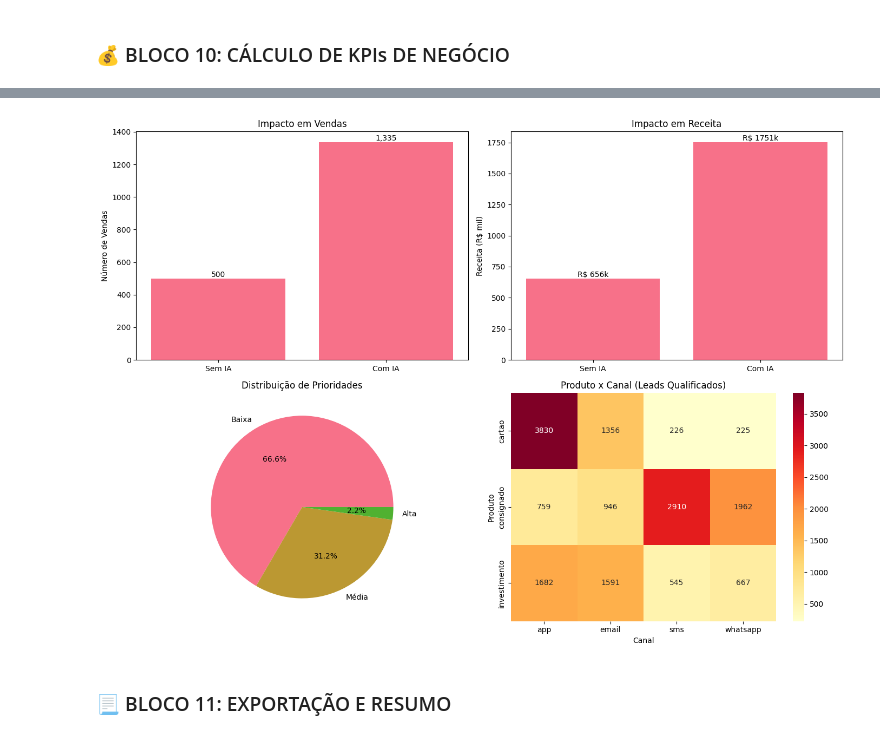
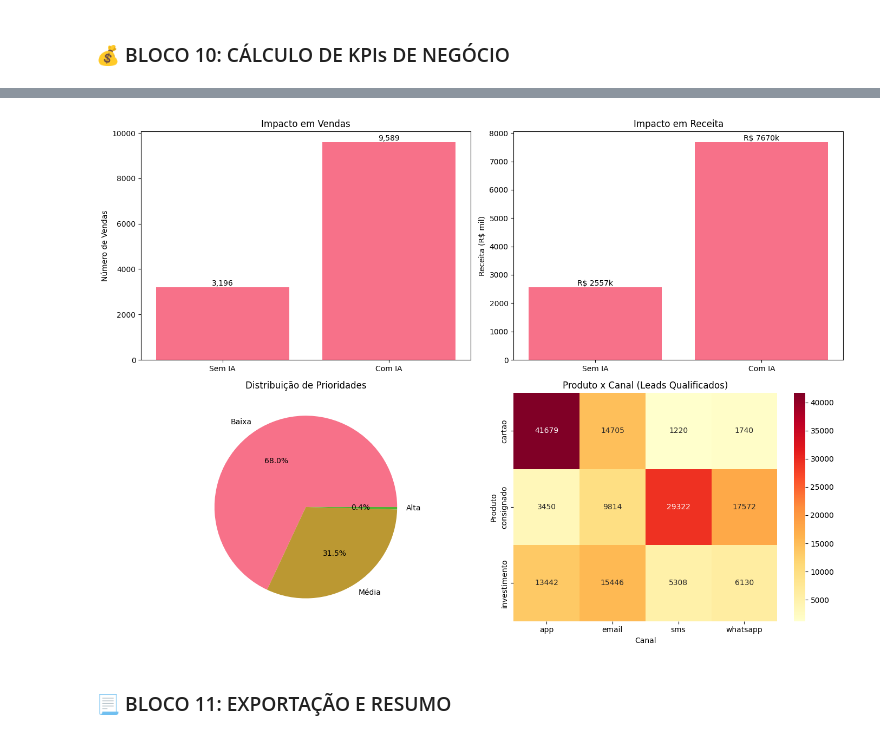
Before and after one commit to andrecini/SmartReach, a Jupyter notebook: Bmg.SmartReach.Mvp.ipynb, the cells around one changed output, grey strips where cells are left out. Drawn from its saved outputs; the diff is of its cells as text; code cells hidden in the pictures.

Commit message:
Melhorias gerais e teste com 500k de clientes

```diff
--- a/Bmg.SmartReach.Mvp.ipynb
+++ b/Bmg.SmartReach.Mvp.ipynb
@@ -232,7 +232,7 @@ def gerar_dados_sinteticos(n_clientes: int = 20000) -> pd.DataFrame:
 
     return df
 # %%
-df = gerar_dados_sinteticos(n_clientes=50000)
+df = gerar_dados_sinteticos(n_clientes=500000)
 
 print(f"✅ Dados gerados: {len(df):,} clientes")
 print(f"\n📊 Primeiras linhas:")
@@ -1689,37 +1778,59 @@ Score: 70.47% | Prioridade: Alta
 ### 💰 BLOCO 10: CÁLCULO DE KPIs DE NEGÓCIO
 # %%
 def calcular_kpis_negocio(df_rec: pd.DataFrame) -> Dict:
+    # --- PARÂMETROS DE NEGÓCIO ---
+    # Estes valores devem ser calibrados com base nas respostas do time de negócios.
+
     PARAMS = {
-        'taxa_conversao_base': 0.03,
-        'taxa_conversao_com_ia': 0.08,
+        # 1️⃣ [Pergunta: "Qual é a taxa média histórica de conversão de campanhas por canal (WhatsApp, App, SMS, E-mail)?"]
+        # 2️⃣ [Pergunta: "Qual a taxa de conversão específica para crédito consignado, cartão e investimento?"]
+        'taxa_conversao_base': 0.02,  # Valor médio antes da IA
+        'taxa_conversao_com_ia': 0.06,  # Valor esperado após implementação da IA
+
+        # 3️⃣ [Pergunta: "Qual é o valor médio contratado por produto (consignado, cartão, investimento)?"]
+        # 4️⃣ [Pergunta: "Há diferença de ticket médio por segmento de cliente (INSS, Servidor, CLT)?"]
         'ticket_medio': {
-            'consignado': 15000,
-            'cartao': 3000,
-            'investimento': 8000
+            'consignado': 12000,      # Atualizar conforme ticket médio real de contratos
+            'cartao': 2500,
+            'investimento': 6000
         },
+
+        # 5️⃣ [Pergunta: "Qual a margem líquida média após custos de captação e inadimplência para cada produto?"]
+        # 6️⃣ [Pergunta: "Qual é o impacto médio da inadimplência sobre a margem operacional?"]
         'margem': {
-            'consignado': 0.15,
-            'cartao': 0.25,
-            'investimento': 0.08
+            'consignado': 0.12,       # Margem líquida real pós funding + inadimplência
+            'cartao': 0.18,
+            'investimento': 0.06
         }
     }
 
+    # --- FILTRAGEM DE LEADS ---
+    # Mantém apenas os leads qualificados com prioridade alta ou média
+    # Possível cruzar com KPI de volume médio mensal de leads qualificados:
+    # [Pergunta: "Quantos leads qualificados costumam ser trabalhados por campanha mensalmente?"]
     df_qualificado = df_rec[df_rec['prioridade'].isin(['Alta', 'Média'])].copy()
-
     total_leads = len(df_qualificado)
 
+    # --- CÁLCULO DE CONVERSÕES ---
+    # [Pergunta: "Qual é a taxa de conversão específica para crédito consignado, cartão e investimento?"]
     vendas_base = int(total_leads * PARAMS['taxa_conversao_base'])
     vendas_com_ia = int(total_leads * PARAMS['taxa_conversao_com_ia'])
     uplift_vendas = vendas_com_ia - vendas_base
-    uplift_percentual = ((vendas_com_ia / vendas_base) - 1) * 100
+    uplift_percentual = ((vendas_com_ia / vendas_base) - 1) * 100 if vendas_base > 0 else 0
 
     receita_base = 0
     receita_com_ia = 0
 
+    # [Pergunta: "Existe diferença significativa de conversão entre clientes INSS, CLT e Servidor Público?"]
+    # Pode-se ajustar pesos de conversão por tipo de cliente aqui
     dist_produtos = df_qualificado['produto_recomendado'].value_counts(normalize=True)
 
+    # --- CÁLCULO DE RECEITA ---
     for produto, proporcao in dist_produtos.items():
-        ticket = PARAMS['ticket_medio'].get(produto, 5000)
+        # [Pergunta: "Qual é o valor médio contratado por produto?"]
+        ticket = PARAMS['ticket_medio'].get(produto, 4000)
+
+        # [Pergunta: "Qual a margem líquida média após custos de captação e inadimplência para cada produto?"]
         margem = PARAMS['margem'].get(produto, 0.15)
 
         vendas_prod_base = vendas_base * proporcao
@@ -1728,8 +1839,13 @@ def calcular_kpis_negocio(df_rec: pd.DataFrame) -> Dict:
         receita_base += vendas_prod_base * ticket * margem
         receita_com_ia += vendas_prod_ia * ticket * margem
 
+    # --- CÁLCULO DE UPLIFT E ROI ---
     uplift_receita = receita_com_ia - receita_base
-    roi = (uplift_receita / 100000) * 100
+
+    # [Pergunta: "Qual o custo médio total de implantação de soluções semelhantes?"]
+    # [Pergunta: "Qual é o custo de operação mensal estimado para manter o modelo ativo?"]
+    custo_implantacao_estimado = 150000  # Substituir pelo valor real informado pelo time
+    roi = (uplift_receita / custo_implantacao_estimado) * 100
 
     kpis = {
         'total_leads_qualificados': total_leads,
@@ -1745,21 +1861,28 @@ def calcular_kpis_negocio(df_rec: pd.DataFrame) -> Dict:
 
     return kpis, df_qualificado
 
+
+# --- EXECUÇÃO DO CÁLCULO ---
 kpis, df_qualificado = calcular_kpis_negocio(df_recomendacoes)
 
-print("💰 KPIs DE NEGÓCIO (SIMULADOS):")
-print(f"\n📊 Leads Qualificados: {kpis['total_leads_qualificados']:,}")
-print(f"\n🎯 VENDAS:")
+# --- LOG DE RESULTADOS ---
+# [Pergunta: "Qual o ROI médio esperado em projetos de automação de marketing e personalização?"]
+# [Pergunta: "Qual o tempo médio de payback (retorno do investimento)?"]
+print("KPIs DE NEGÓCIO (SIMULADOS):")
+print(f"\nLeads Qualificados: {kpis['total_leads_qualificados']:,}")
+print(f"\nVENDAS:")
 print(f"   Sem IA (baseline): {kpis['vendas_base']:,} vendas")
 print(f"   Com IA: {kpis['vendas_com_ia']:,} vendas")
-print(f"   📈 Uplift: +{kpis['uplift_vendas']:,} vendas ({kpis['uplift_percentual']:.1f}%)")
-print(f"\n💵 RECEITA (margem):")
+print(f"   Uplift: +{kpis['uplift_vendas']:,} vendas ({kpis['uplift_percentual']:.1f}%)")
+print(f"\nRECEITA (margem):")
 print(f"   Sem IA: R$ {kpis['receita_base']:,.2f}")
 print(f"   Com IA: R$ {kpis['receita_com_ia']:,.2f}")
-print(f"   📈 Uplift: R$ {kpis['uplift_receita']:,.2f}")
-print(f"\n💎 ROI Estimado: {kpis['roi_estimado']:.0f}%")
+print(f"   Uplift: R$ {kpis['uplift_receita']:,.2f}")
+print(f"\nROI Estimado: {kpis['roi_estimado']:.0f}%")
 
-# Visualização
+# --- VISUALIZAÇÕES GRÁFICAS ---
+# [Pergunta: "Qual o canal apresenta maior taxa de resposta ou engajamento em campanhas?"]
+# Pode-se usar o gráfico Produto x Canal para validar isso empiricamente
 fig, axes = plt.subplots(2, 2, figsize=(14, 10))
 
 ax1 = axes[0, 0]
@@ -1770,8 +1893,7 @@ ax1.set_ylabel('Número de Vendas')
 ax1.set_title('Impacto em Vendas')
 for bar in bars:
     height = bar.get_height()
-    ax1.text(bar.get_x() + bar.get_width()/2., height,
-            f'{int(height):,}', ha='center', va='bottom')
+    ax1.text(bar.get_x() + bar.get_width()/2., height, f'{int(height):,}', ha='center', va='bottom')
 
 ax2 = axes[0, 1]
 receitas = [kpis['receita_base']/1000, kpis['receita_com_ia']/1000]
@@ -1780,8 +1902,7 @@ ax2.set_ylabel('Receita (R$ mil)')
 ax2.set_title('Impacto em Receita')
 for bar in bars:
     height = bar.get_height()
-    ax2.text(bar.get_x() + bar.get_width()/2., height,
-            f'R$ {height:.0f}k', ha='center', va='bottom')
+    ax2.text(bar.get_x() + bar.get_width()/2., height, f'R$ {height:.0f}k', ha='center', va='bottom')
 
 ax3 = axes[1, 0]
 prior_dist = df_recomendacoes['prioridade'].value_counts()
@@ -1789,8 +1910,7 @@ ax3.pie(prior_dist.values, labels=prior_dist.index, autopct='%1.1f%%')
 ax3.set_title('Distribuição de Prioridades')
 
 ax4 = axes[1, 1]
-pivot_table = pd.crosstab(df_qualificado['produto_recomendado'],
-                          df_qualificado['canal_recomendado'])
+pivot_table = pd.crosstab(df_qualificado['produto_recomendado'], df_qualificado['canal_recomendado'])
 sns.heatmap(pivot_table, annot=True, fmt='d', cmap='YlOrRd', ax=ax4)
 ax4.set_title('Produto x Canal (Leads Qualificados)')
 ax4.set_xlabel('Canal')
@@ -1817,4 +1937,4 @@ plt.show()
-[figure, old version]
+[figure, new version]
 # %% [markdown]
 ### 📃 BLOCO 11: EXPORTAÇÃO E RESUMO
 # %%
```
Also changed, not shown: parts of 25 cells of this notebook, 1 other file.
